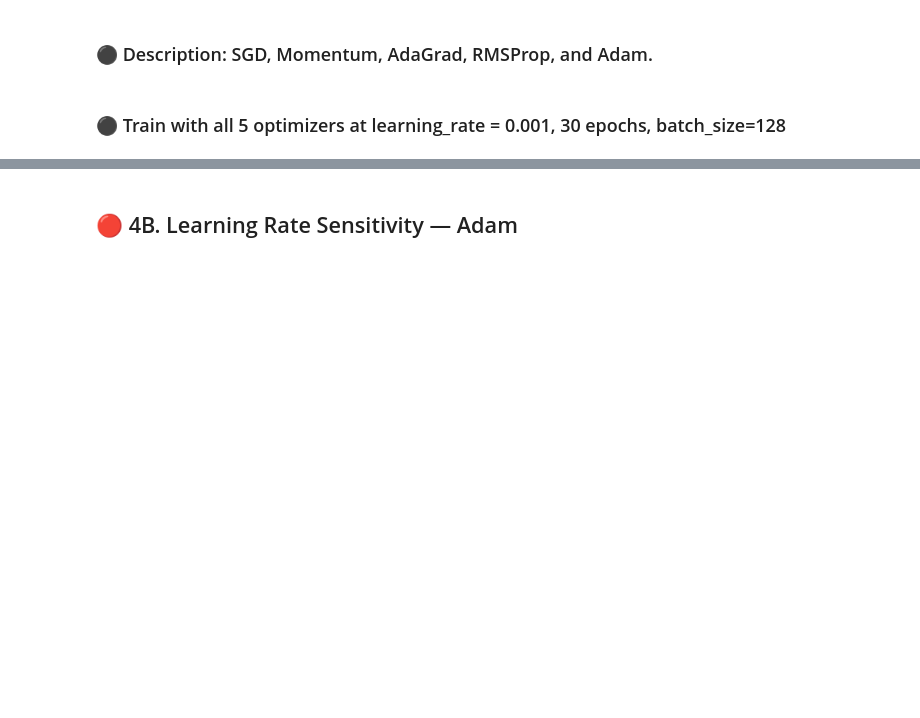
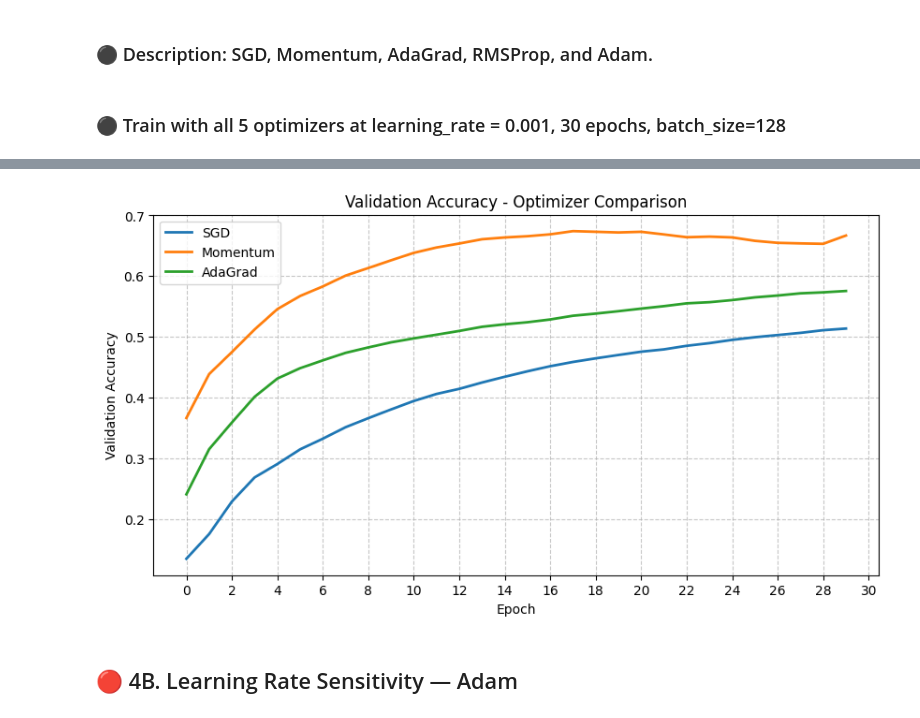
Before and after one commit to Youssef-Elhelw/CIFAR10-CNN-Optimization, a Jupyter notebook: 20230499_20230596_20230709_CNN_Assignment.ipynb, the cells around one changed output, grey strips where cells are left out. Drawn from its saved outputs; the diff is of its cells as text; code cells hidden in the pictures; blank space fills up the shorter version.

```diff
--- a/20230499_20230596_20230709_CNN_Assignment.ipynb
+++ b/20230499_20230596_20230709_CNN_Assignment.ipynb
@@ -590,3 +751,18 @@ pass
+# %%
+# Plot Validation Accuracy for all 5 optimizers
+plt.figure(figsize=(10, 5))
+for name, h in histories_4a.items():
+    plt.plot(h.history['val_accuracy'], label=name, lw=2)
+
+plt.title('Validation Accuracy - Optimizer Comparison')
+plt.xlabel('Epoch')
+plt.ylabel('Validation Accuracy')
+plt.xticks(range(0, 32, 2))
+plt.legend()
+plt.grid(True, linestyle='--', alpha=0.7)
+plt.show()
+# %% [output]
+[figure, added]
 # %% [markdown]
 ## 🔴 4B. Learning Rate Sensitivity — Adam
 # %% [markdown]
```
Also changed, not shown: parts of 14 cells of this notebook.
